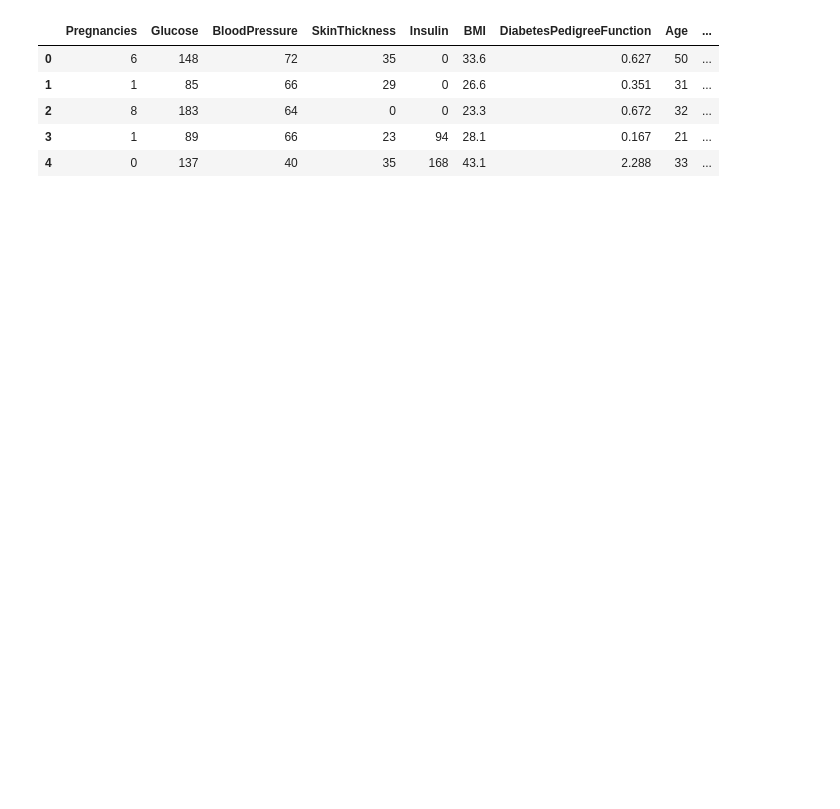
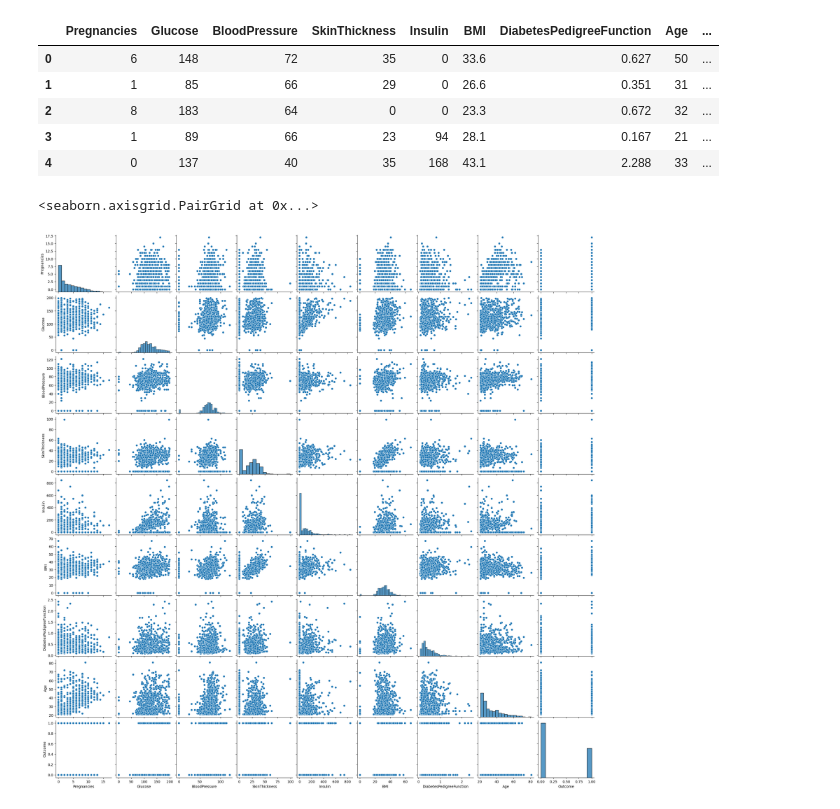
Before and after one commit to campos0170/random-forest-project-tutorial, a Jupyter notebook: notebook.ipynb, the cells around one changed output. Drawn from its saved outputs; the diff is of its cells as text; code cells hidden in the pictures; blank space fills up the shorter version.

```diff
--- a/notebook.ipynb
+++ b/notebook.ipynb
@@ -11,3 +16,8 @@ df.head()
 | 2 | 8 | 183 | 64 | 0 | 0 | 23.3 | 0.672 | 32 | ... |
 | 3 | 1 | 89 | 66 | 23 | 94 | 28.1 | 0.167 | 21 | ... |
 | 4 | 0 | 137 | 40 | 35 | 168 | 43.1 | 2.288 | 33 | ... |
+# %%
+sns.pairplot(data=df)
+# %% [output]
+<seaborn.axisgrid.PairGrid at 0x...>
+[figure, added]
```
Also changed, not shown: parts of 38 cells of this notebook, 1 other file.
